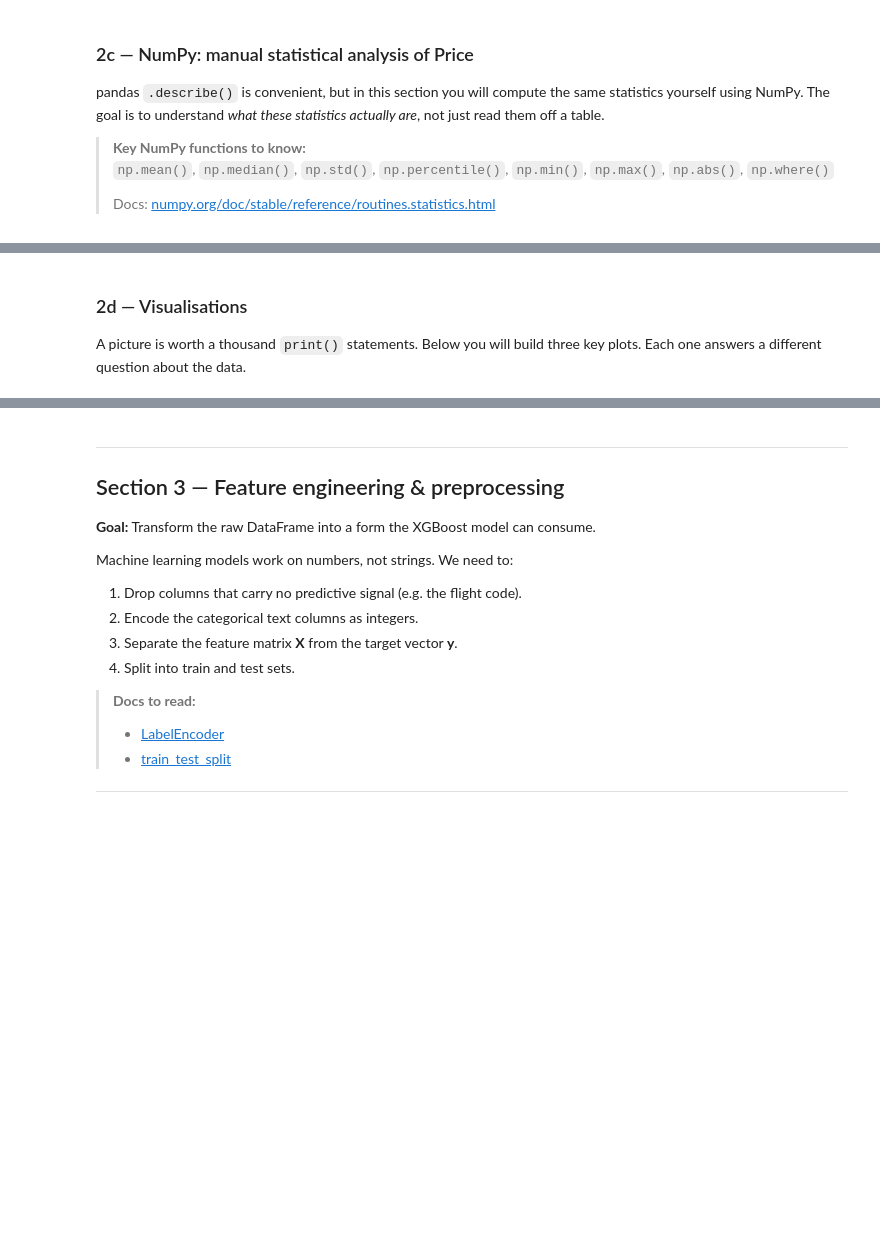
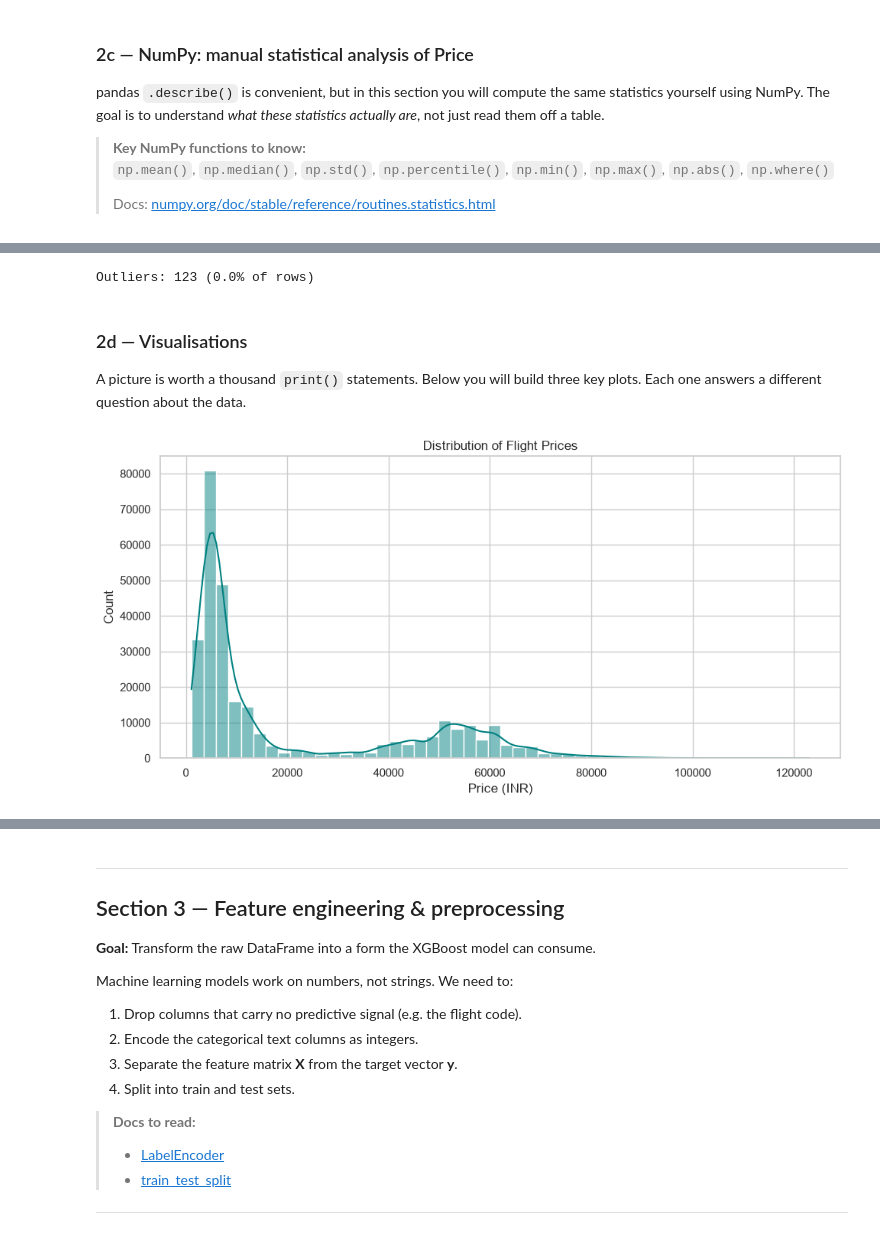
Before and after one commit to TAMU-Aggie-Data-Science-Club/fall2026-american-airlines, a Jupyter notebook: deliverable1/flight_price_prediction.ipynb, the cells around one changed output, grey strips where cells are left out. Saved outputs shown, nothing was run; the diff lists cells and outputs as text; code cells hidden in the pictures; blank space fills up the shorter version.

```diff
--- a/deliverable1/flight_price_prediction.ipynb
+++ b/deliverable1/flight_price_prediction.ipynb
@@ -361,13 +385,15 @@ print(f'IQR:     {iqr:.2f}')
 # We are NOT removing these outliers yet — in Deliverable 2 we will decide whether to
 # remove, cap, or keep them. For now we just want to know they exist.
 
-lower_fence = None  # TODO
-upper_fence = None  # TODO
+lower_fence = q1 - 1.5 * iqr
+upper_fence = q3 + 1.5* iqr
 
 # Boolean array: True where the price is an outlier
-is_outlier = None   # TODO
+is_outlier = (prices < lower_fence) | (prices > upper_fence)
 
 print(f'Outliers: {is_outlier.sum()} ({100 * is_outlier.mean():.1f}% of rows)')
+# %% [output]
+Outliers: 123 (0.0% of rows)
 # %% [markdown]
 ### 2d — Visualisations
 
@@ -375,13 +401,22 @@ A picture is worth a thousand `print()` statements. Below you will build three k
 # %%
 # TODO: Plot a histogram of the Price column to see its distribution.
 #
 # A right-skewed distribution (long tail to the right) is common for prices —
 # most flights are cheap, but a few are very expensive.
 #
 # Hint: use plt.hist(prices, bins=50) or sns.histplot(df['Price'], bins=50, kde=True)
 # kde=True adds a smooth density curve on top of the histogram.
 #
 # Add a title, x-label ('Price (INR)'), and y-label ('Count').
+
+sns.histplot(df['price'], bins=50, kde=True, color='teal')
+plt.title('Distribution of Flight Prices')
+plt.xlabel('Price (INR)')
+plt.ylabel('Count')
+plt.tight_layout()
+plt.show()
+# %% [output]
+[figure, added]
 # %%
 # TODO: Create a box plot of Price grouped by Airline.
 #
```
Also changed, not shown: parts of 19 cells of this notebook.
